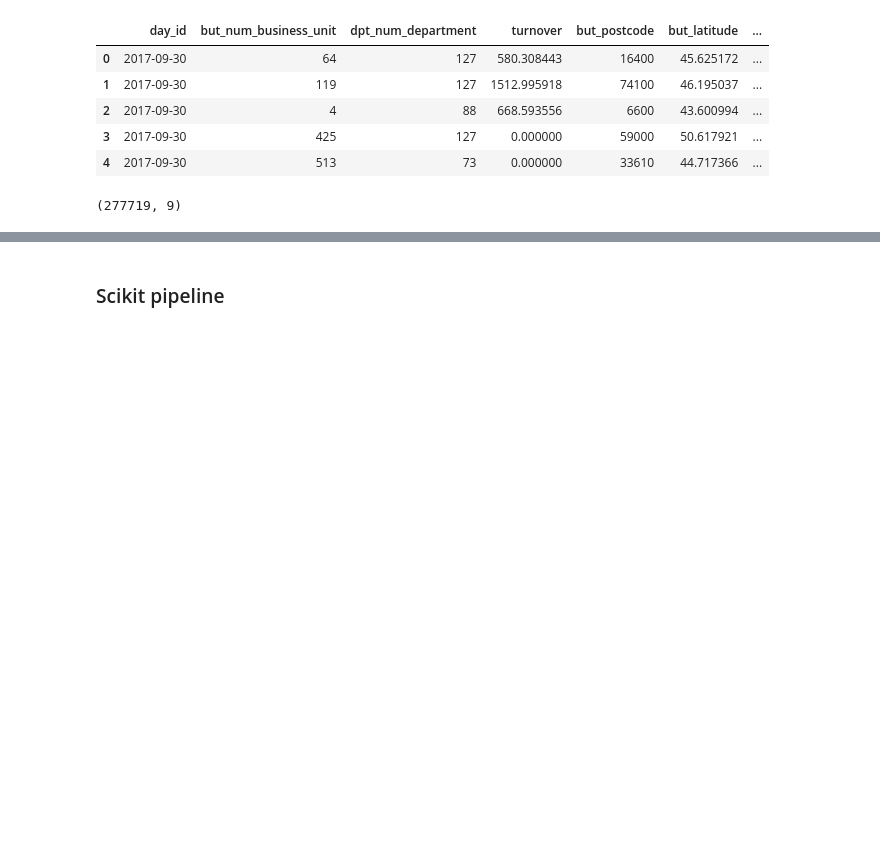
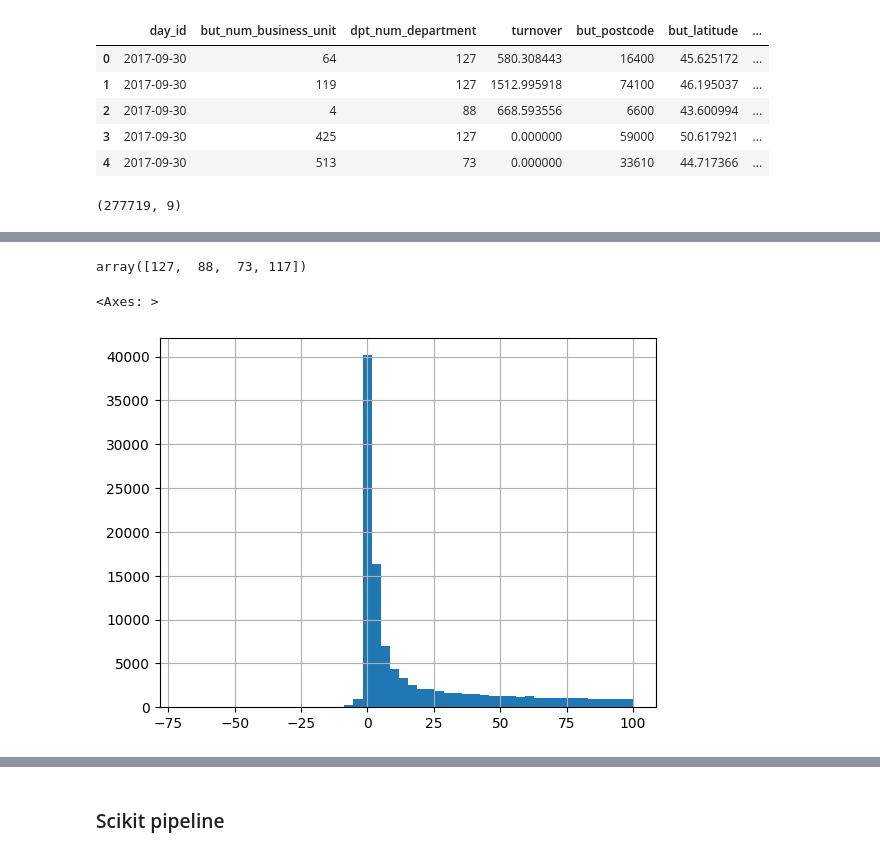
Before and after one commit to miguelmayhem92/mle_decathlon, a Jupyter notebook: modules/eda/turnover_modeling.ipynb, the cells around one changed output, grey strips where cells are left out. Drawn from its saved outputs; the diff is of its cells as text; code cells hidden in the pictures; blank space fills up the shorter version.

```diff
--- a/modules/eda/turnover_modeling.ipynb
+++ b/modules/eda/turnover_modeling.ipynb
@@ -49,0 +91,9 @@ df_train_feat.shape
+# %%
+df_train_feat["dpt_num_department"].unique()
+# %% [output]
+array([127,  88,  73, 117])
+# %%
+df_train_feat[df_train_feat["turnover"]<100]["turnover"].hist(bins=50)
+# %% [output]
+<Axes: >
+[figure, added]
```
Also changed, not shown: parts of 7 cells of this notebook, 1 other file.
